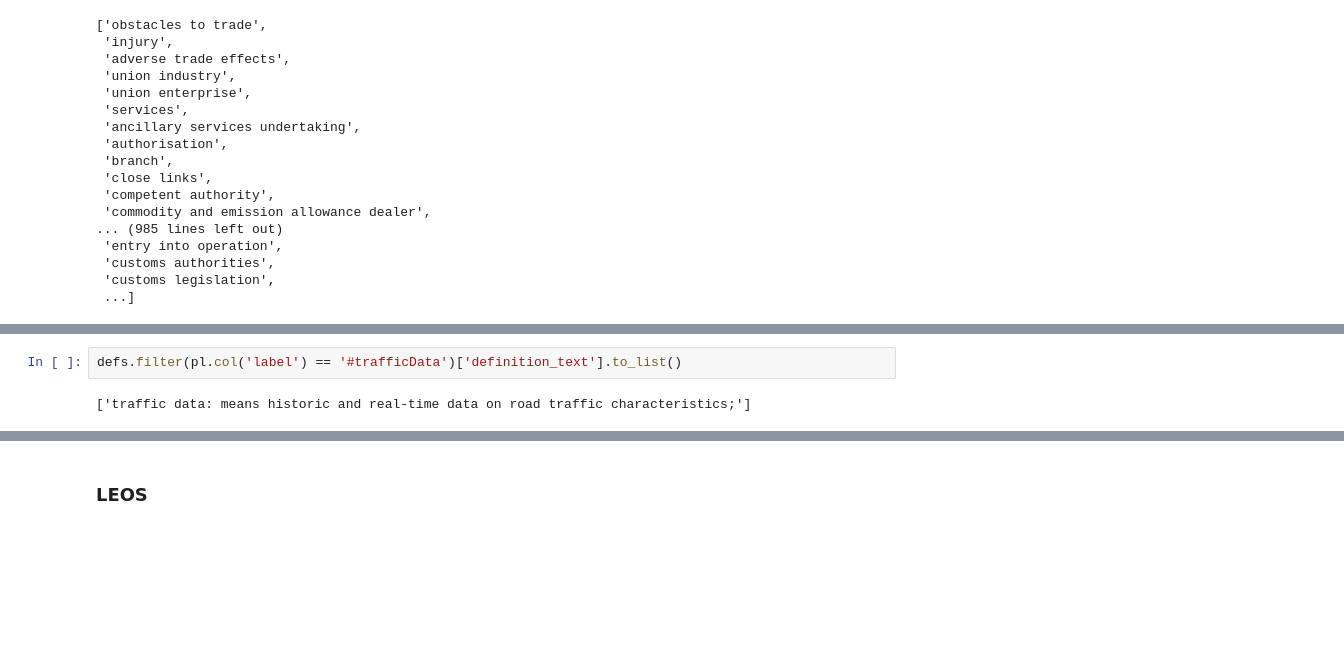
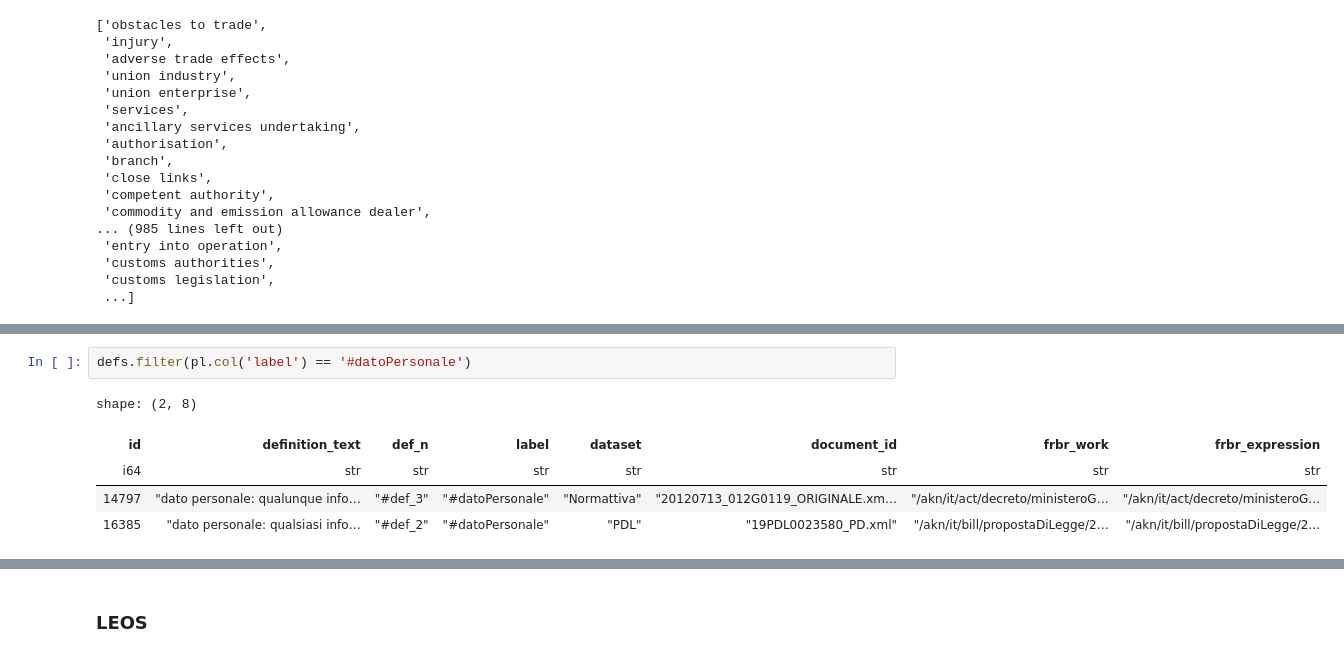
Before and after one commit to leonardozilli/LegislativeDefinitionsAgent, a Jupyter notebook: evaluation/evaluation.ipynb, the cells around one changed output, grey strips where cells are left out. Cells and saved outputs as stored; diff of their text form; blank space fills up the shorter version.

```diff
--- a/evaluation/evaluation.ipynb
+++ b/evaluation/evaluation.ipynb
@@ -73,4 +52,8 @@ shape: (8, 8)
 # %%
-defs.filter(pl.col('label') == '#trafficData')['definition_text'].to_list()
+defs.filter(pl.col('label') == '#datoPersonale')
 # %% [output]
-['traffic data: means historic and real-time data on road traffic characteristics;']
+shape: (2, 8)
+| id | definition_text | def_n | label | dataset | document_id | frbr_work | frbr_expression |
+| i64 | str | str | str | str | str | str | str |
+| 14797 | "dato personale: qualunque info… | "#def_3" | "#datoPersonale" | "Normattiva" | "20120713_012G0119_ORIGINALE.xm… | "/akn/it/act/decreto/ministeroG… | "/akn/it/act/decreto/ministeroG… |
+| 16385 | "dato personale: qualsiasi info… | "#def_2" | "#datoPersonale" | "PDL" | "19PDL0023580_PD.xml" | "/akn/it/bill/propostaDiLegge/2… | "/akn/it/bill/propostaDiLegge/2… |
```
Also changed, not shown: parts of 48 cells of this notebook, 34 other files.
